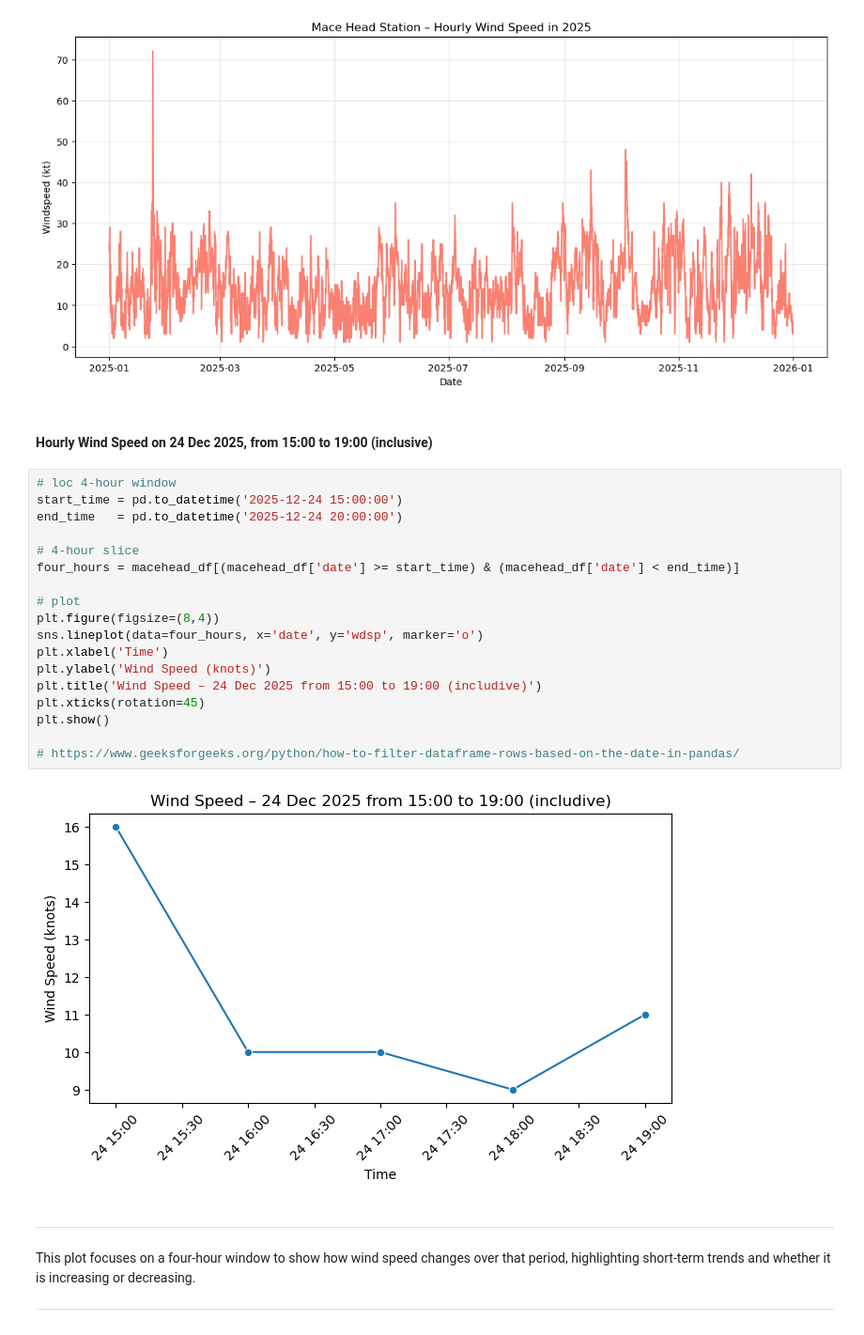
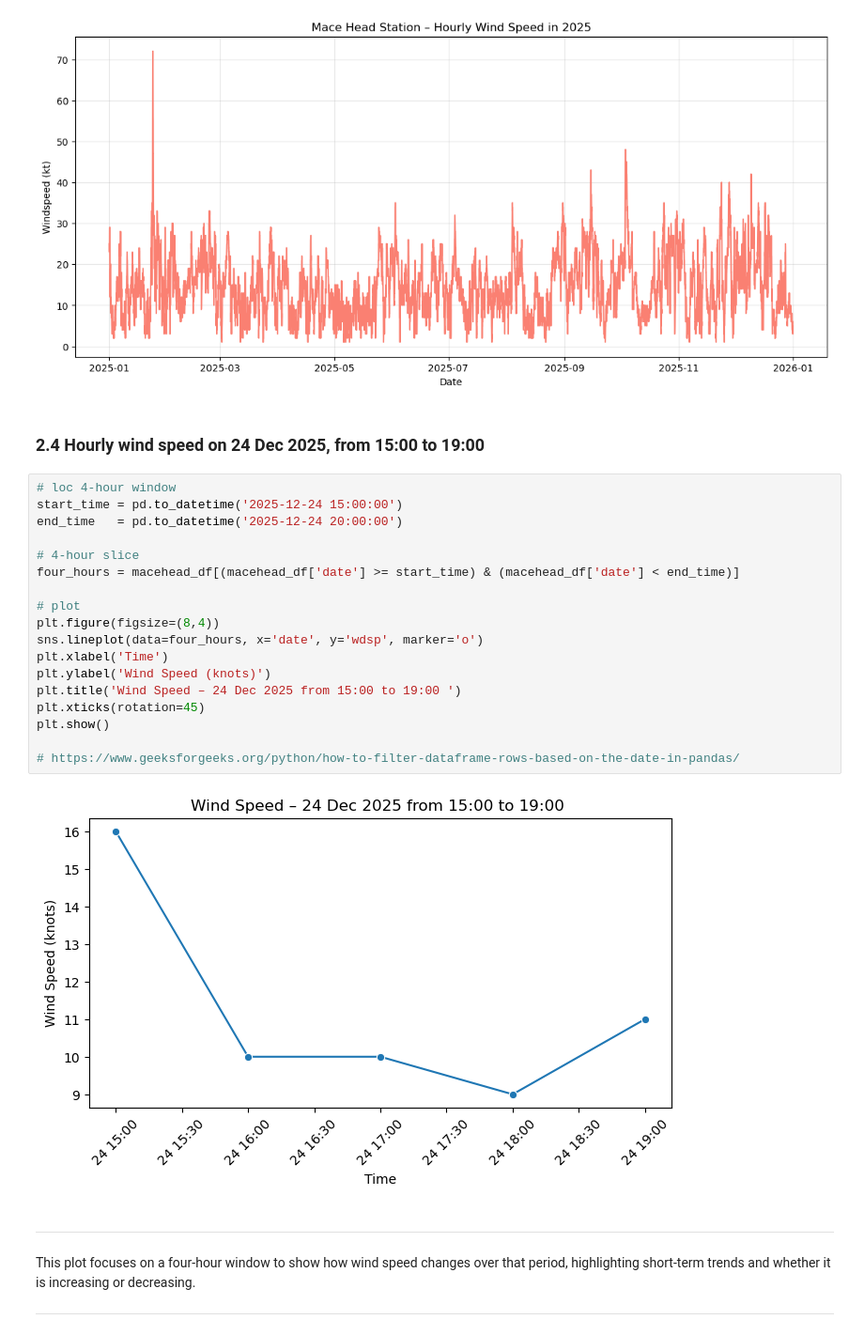
Before and after one commit to Maroua-El-Imame/programming-for-data-analytics, a Jupyter notebook: project/windspeed_analysis_project.ipynb, the cells around one changed output. Shown at 94% size. Cells and saved outputs as stored; diff of their text form.

Commit message:
update code: fixed minor code errors, comments revew, references review, code rerur, heatmap plots and energy potential computed, push before final submission

```diff
--- a/project/windspeed_analysis_project.ipynb
+++ b/project/windspeed_analysis_project.ipynb
@@ -264,27 +270,27 @@ plt.show()
 # %% [output]
 [figure]
 # %% [markdown]
-#### Hourly Wind Speed on 24 Dec 2025, from 15:00 to 19:00 (inclusive)
+### 2.4 Hourly wind speed on 24 Dec 2025, from 15:00 to 19:00
 # %%
 # loc 4-hour window
 start_time = pd.to_datetime('2025-12-24 15:00:00')
 end_time   = pd.to_datetime('2025-12-24 20:00:00')
 
 # 4-hour slice
 four_hours = macehead_df[(macehead_df['date'] >= start_time) & (macehead_df['date'] < end_time)]
 
 # plot
 plt.figure(figsize=(8,4))
 sns.lineplot(data=four_hours, x='date', y='wdsp', marker='o')
 plt.xlabel('Time')
 plt.ylabel('Wind Speed (knots)')
-plt.title('Wind Speed – 24 Dec 2025 from 15:00 to 19:00 (includive)')
+plt.title('Wind Speed – 24 Dec 2025 from 15:00 to 19:00 ')
 plt.xticks(rotation=45)
 plt.show()
 
 # https://www.geeksforgeeks.org/python/how-to-filter-dataframe-rows-based-on-the-date-in-pandas/
 # %% [output]
-[figure, old version]
+[figure, new version]
 # %% [markdown]
 ----------------------
 
```
Also changed, not shown: parts of 60 cells of this notebook.
